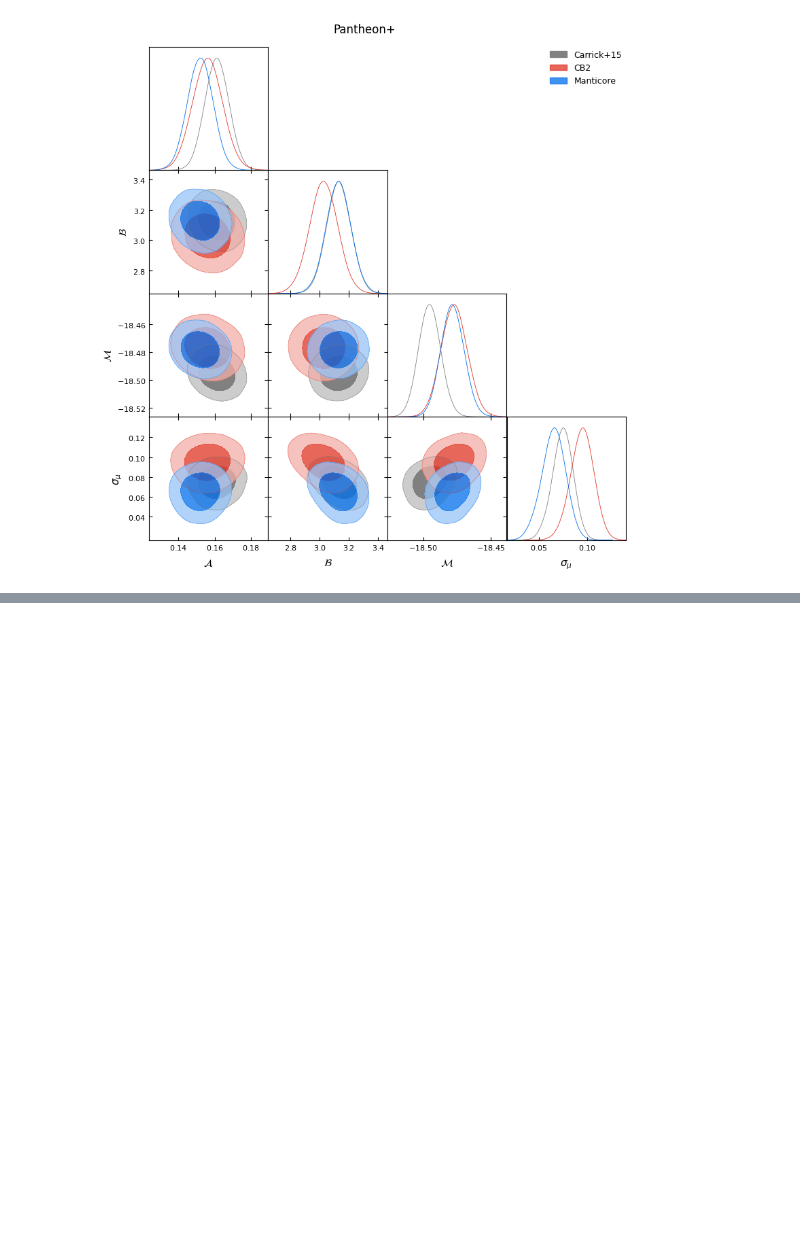
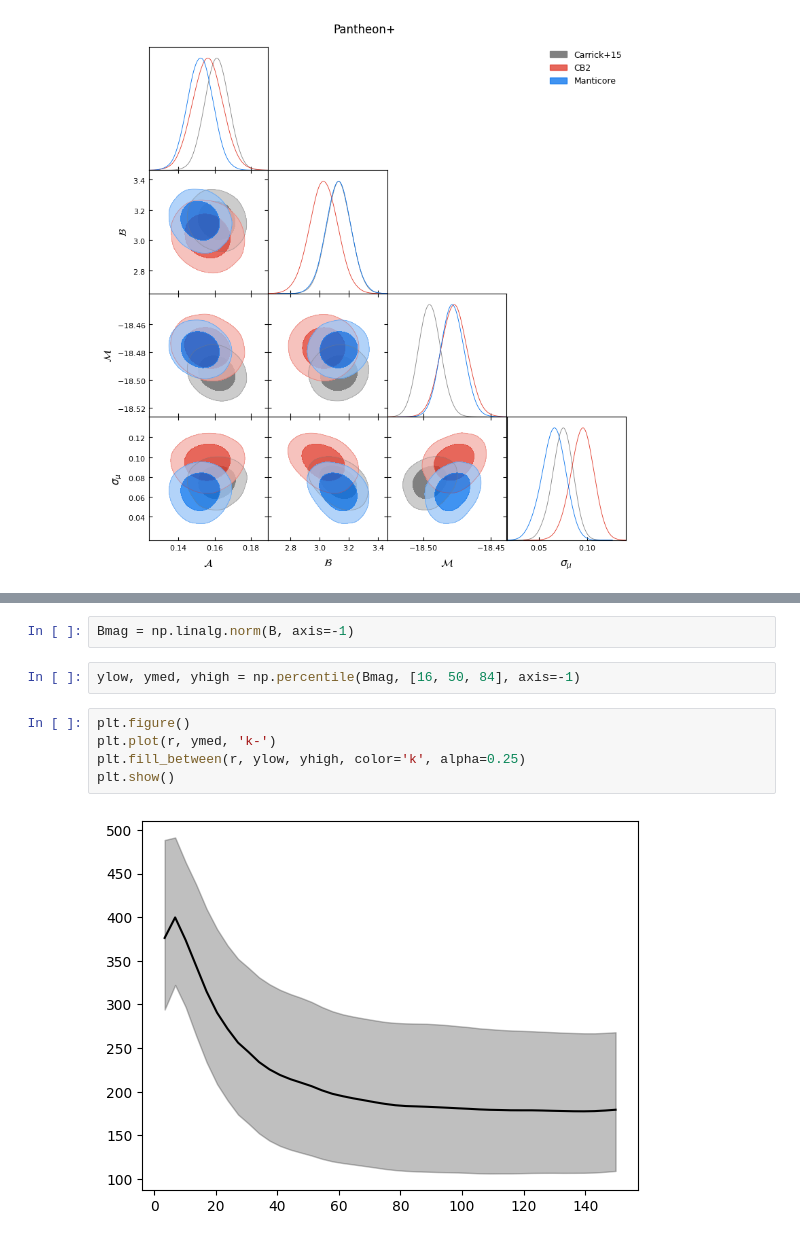
Before and after one commit to Richard-Sti/csiborgtools, a Jupyter notebook: notebooks/flow/reconstruction_comparison.ipynb, the cells around one changed output, grey strips where cells are left out. Drawn from its saved outputs; the diff is of its cells as text; blank space fills up the shorter version.

```diff
--- a/notebooks/flow/reconstruction_comparison.ipynb
+++ b/notebooks/flow/reconstruction_comparison.ipynb
@@ -223,0 +286,11 @@ Removed no burn in
+# %%
+Bmag = np.linalg.norm(B, axis=-1)
+# %%
+ylow, ymed, yhigh = np.percentile(Bmag, [16, 50, 84], axis=-1)
+# %%
+plt.figure()
+plt.plot(r, ymed, 'k-')
+plt.fill_between(r, ylow, yhigh, color='k', alpha=0.25)
+plt.show()
+# %% [output]
+[figure, added]
```
Also changed, not shown: parts of 11 cells of this notebook.
